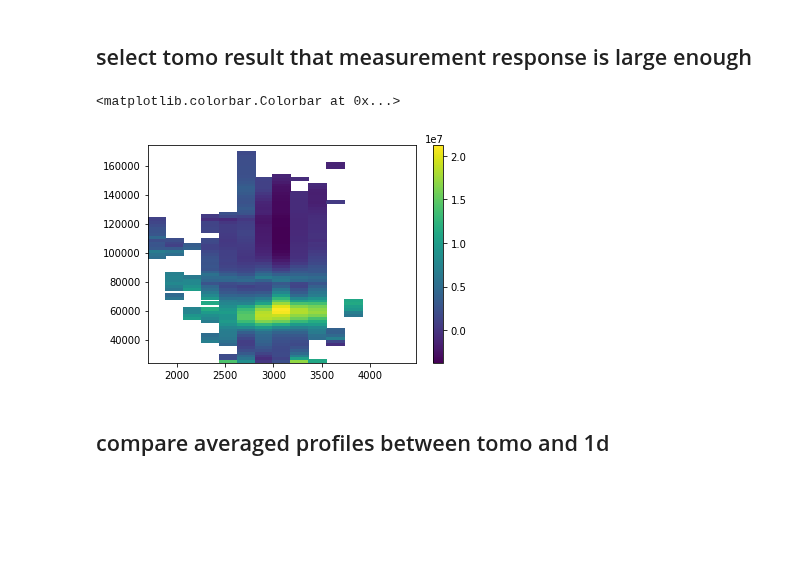
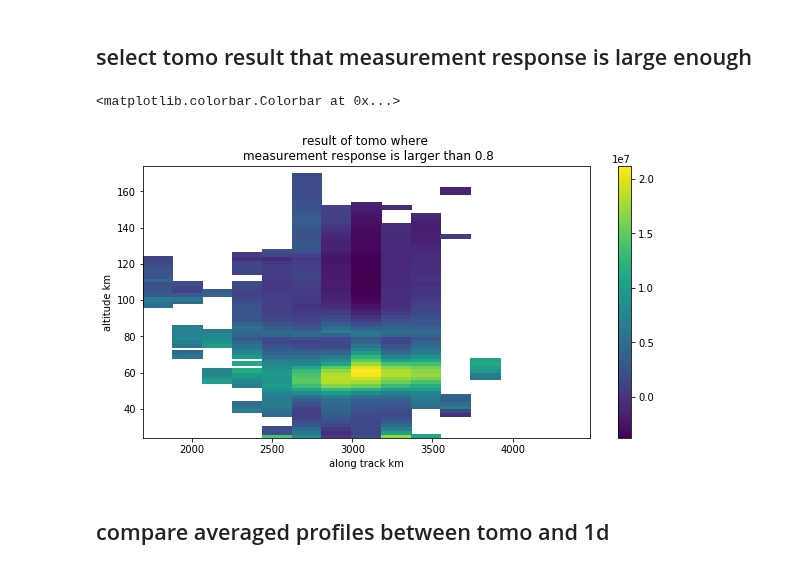
Before and after one commit to Anqi-Li/iris, a Jupyter notebook: notebooks/IRIS_Tomography-new_coordinate.ipynb, the cells around one changed output. Drawn from its saved outputs; the diff is of its cells as text; code cells hidden in the pictures; blank space fills up the shorter version.

```diff
--- a/notebooks/IRIS_Tomography-new_coordinate.ipynb
+++ b/notebooks/IRIS_Tomography-new_coordinate.ipynb
@@ -487,12 +491,15 @@ mreasurement response of grid 1780: 1.3974210486682557
 # %% [markdown]
 ## select tomo result that measurement response is large enough
 # %%
-plt.figure()
-plt.pcolor(grid_beta*Re, grid_rho, result_tomo.where(mr_tomo>mr_threshold).isel(alpha=1).T)
+plt.figure(figsize=(10,5))
+plt.pcolor(grid_beta*Re, grid_rho*1e-3, result_tomo.where(mr_tomo>mr_threshold).isel(alpha=1).T)
+plt.xlabel('along track km')
+plt.ylabel('altitude km')
+plt.title('result of tomo where \n measurement response is larger than {}'.format(mr_threshold))
 plt.colorbar()
 # %% [output]
 <matplotlib.colorbar.Colorbar at 0x...>
-[figure, old version]
+[figure, new version]
 # %% [markdown]
 ## compare averaged profiles between tomo and 1d
 # %%
```
Also changed, not shown: parts of 1 cell of this notebook.
